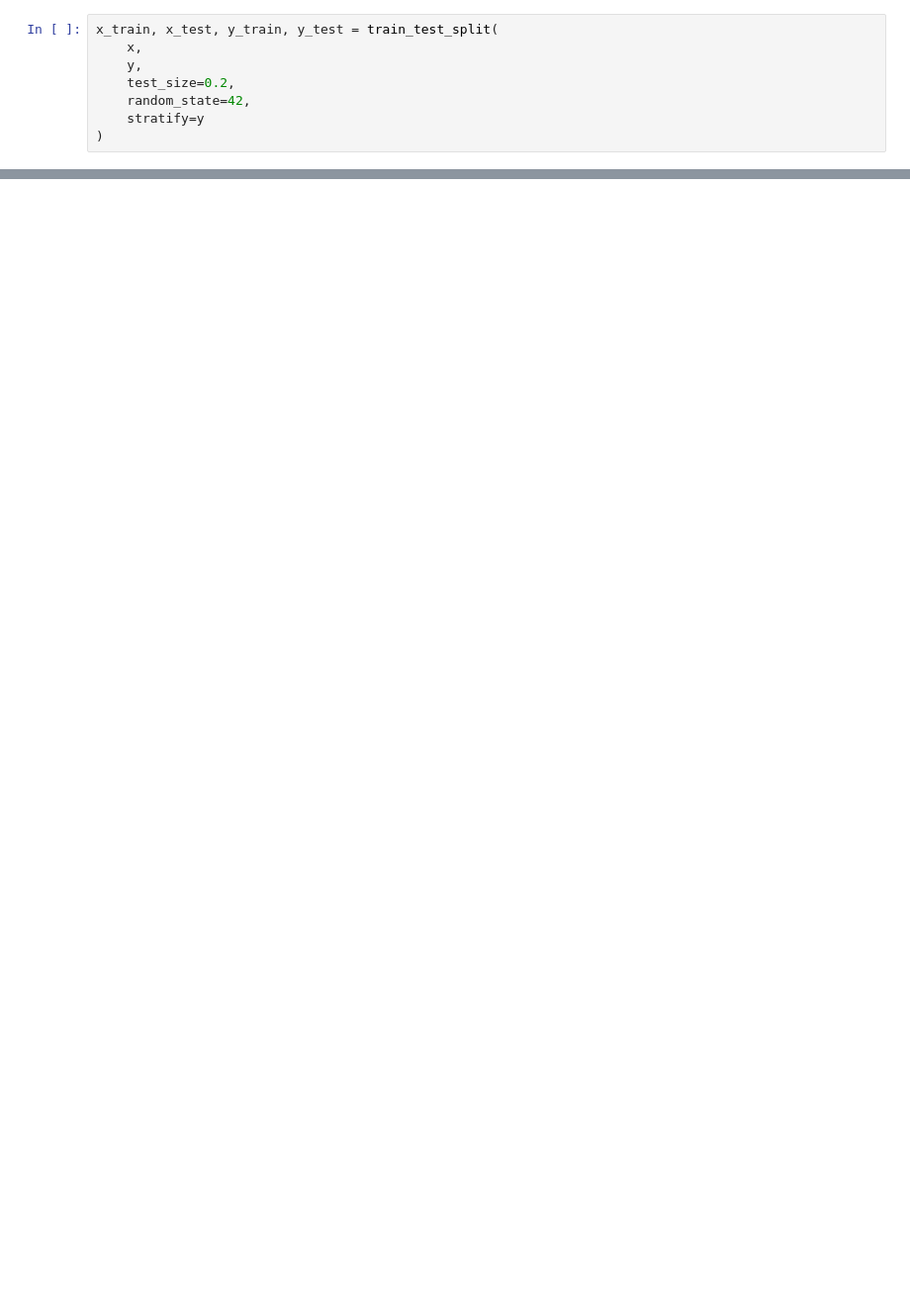
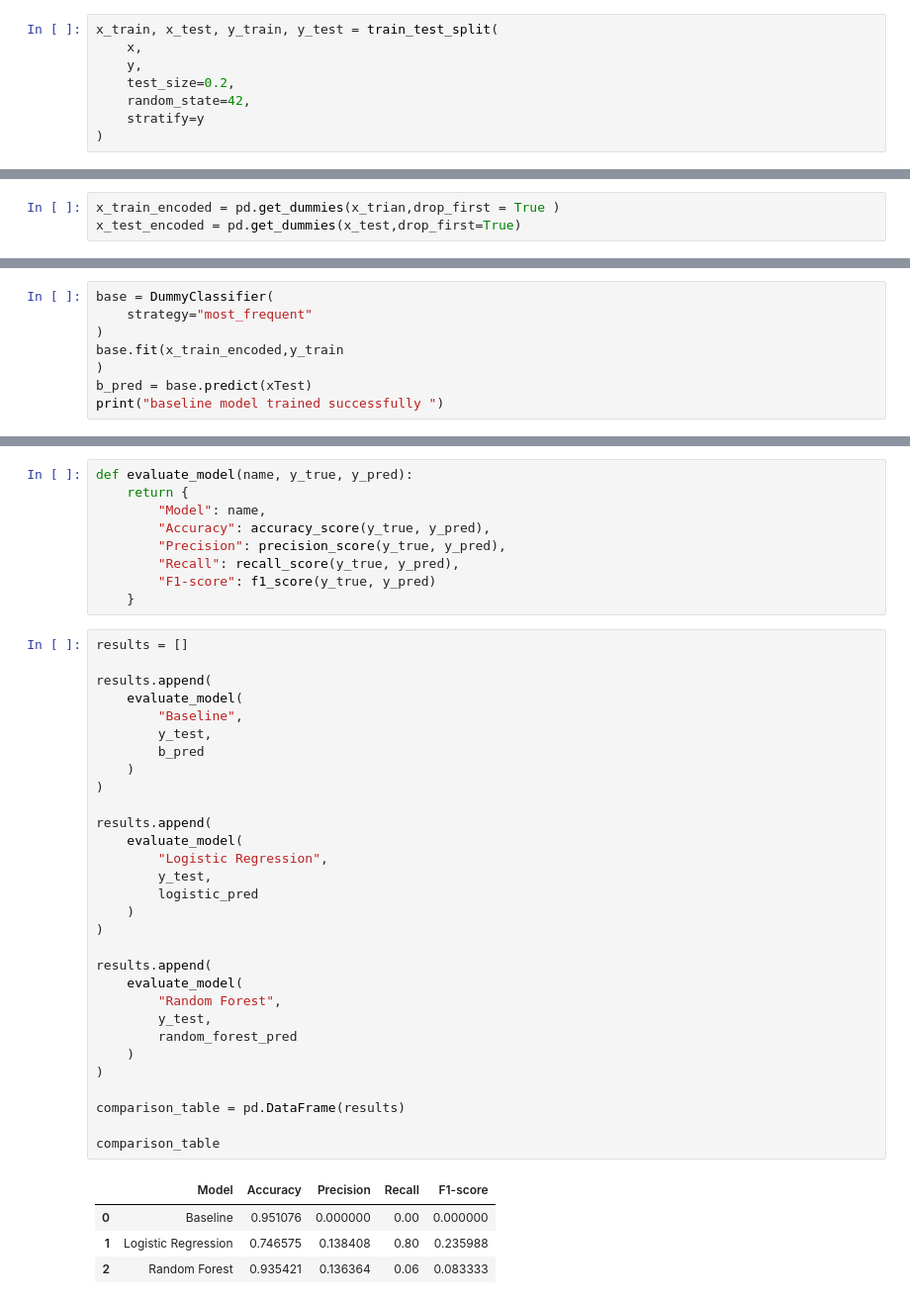
Before and after one commit to assma122/Binx-ai-ml-training, a Jupyter notebook: Week3/day5/MiniProject.ipynb, the cells around one changed output, grey strips where cells are left out. Shown at 99% size. Cells and saved outputs as stored; diff of their text form; blank space fills up the shorter version.

```diff
--- a/Week3/day5/MiniProject.ipynb
+++ b/Week3/day5/MiniProject.ipynb
@@ -302,3 +237,6 @@ Testing missing values: 0
 
 Categorical columns are converted into numerical dummy variables because machine learning models require numerical input.
+# %%
+x_train_encoded = pd.get_dummies(x_trian,drop_first = True )
+x_test_encoded = pd.get_dummies(x_test,drop_first=True)
 # %%
@@ -338,0 +293,8 @@ The scaler was fitted only on the training set and then applied to the testing s
+# %%
+base = DummyClassifier(
+    strategy="most_frequent"
+)
+base.fit(x_train_encoded,y_train
+)
+b_pred = base.predict(xTest)
+print("baseline model trained successfully ")
@@ -338,0 +365,44 @@ The scaler was fitted only on the training set and then applied to the testing s
+# %%
+def evaluate_model(name, y_true, y_pred):
+    return {
+        "Model": name,
+        "Accuracy": accuracy_score(y_true, y_pred),
+        "Precision": precision_score(y_true, y_pred),
+        "Recall": recall_score(y_true, y_pred),
+        "F1-score": f1_score(y_true, y_pred)
+    }
+# %%
+results = []
+
+results.append(
+    evaluate_model(
+        "Baseline",
+        y_test,
+        b_pred
+    )
+)
+
+results.append(
+    evaluate_model(
+        "Logistic Regression",
+        y_test,
+        logistic_pred
+    )
+)
+
+results.append(
+    evaluate_model(
+        "Random Forest",
+        y_test,
+        random_forest_pred
+    )
+)
+
+comparison_table = pd.DataFrame(results)
+
+comparison_table
+# %% [output]
+|  | Model | Accuracy | Precision | Recall | F1-score |
+| 0 | Baseline | 0.951076 | 0.000000 | 0.00 | 0.000000 |
+| 1 | Logistic Regression | 0.746575 | 0.138408 | 0.80 | 0.235988 |
+| 2 | Random Forest | 0.935421 | 0.136364 | 0.06 | 0.083333 |
```
Also changed, not shown: parts of 44 cells of this notebook.
